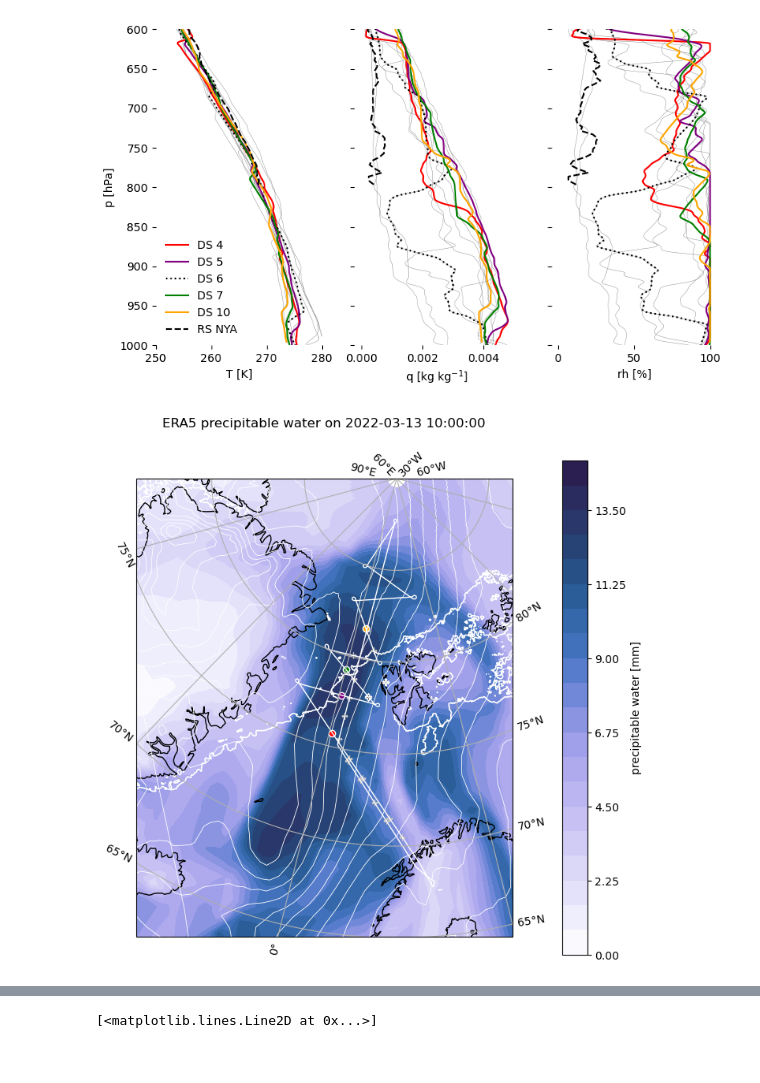
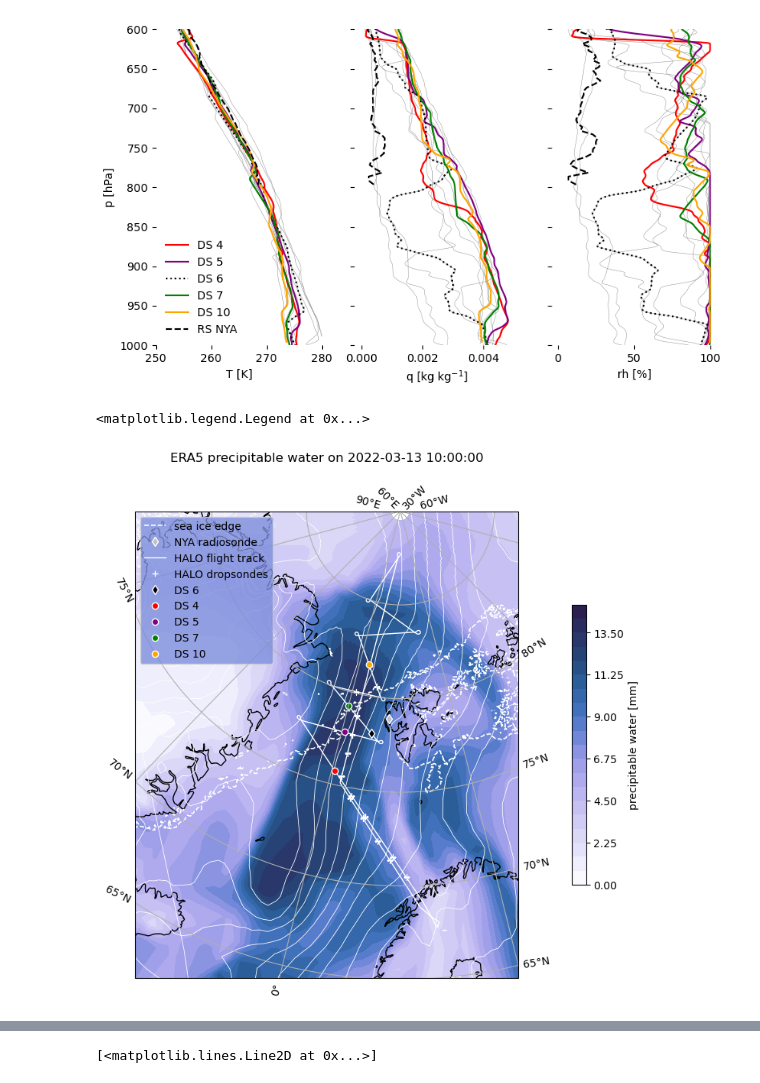
Before and after one commit to fepit/haloac3_moistintrusion, a Jupyter notebook: hac3_paper.ipynb, the cells around one changed output, grey strips where cells are left out. Drawn from its saved outputs; the diff is of its cells as text; code cells hidden in the pictures.

Commit message:
plot improvements precipitable water map

```diff
--- a/hac3_paper.ipynb
+++ b/hac3_paper.ipynb
@@ -360,47 +313,63 @@ plt.savefig('/Users/fpithan/Documents/haloac3_paper/hac3_dsprofiles_f1.pdf')
 #plot dropsonde locations and flight track over map of ERA5 precipitable water
 #define Figure
 w,h=plt.figaspect(1)
-fig=plt.figure(figsize=(1.5*w,1.5*h))
+fig=plt.figure(figsize=(1.5*w,1.5*h),constrained_layout=True)
+
+handles=[]
+
 #define map of Fram strait
 ax = plt.axes(projection=ccrs.TransverseMercator(central_longitude=15.0, central_latitude=75.0, false_easting=0.0, false_northing=0.0, scale_factor=1.0, globe=None, approx=None))
 ax.gridlines(draw_labels=True, dms=True, x_inline=False, y_inline=False)
 
 
 stime='2022-03-13 10:00:00'
 
 #plot precipitable water and sea-level pressure contours from ERA5
 cm=ax.contourf(f_tcwv.lon,f_tcwv.lat,f_tcwv.var137.sel(time=stime,method='nearest'),transform=ccrs.PlateCarree(),levels=np.linspace(0,15,21),cmap=cmcr.devon_r)
 
 cmp=ax.contour(fm_psl.lon,fm_psl.lat,fm_psl.var151.sel(time=stime,method='nearest'),transform=ccrs.PlateCarree(),levels=np.linspace(96000,104000,33),colors='white',linewidths=0.6)
 
 #plot sea ice contour(s)
-cmi=ax.contour(fi3.x,fi3.y,fi3.z,transform=ccrs.Stereographic(central_latitude=90.0, central_longitude=-45.0, false_easting=0.0, false_northing=0.0, true_scale_latitude=70, globe=None),levels=np.asarray([80]),colors='white',linewidths=1.2)
+cmi=ax.contour(fi3.x,fi3.y,fi3.z,transform=ccrs.Stereographic(central_latitude=90.0, central_longitude=-45.0, false_easting=0.0, false_northing=0.0, true_scale_latitude=70, globe=None),levels=np.asarray([80]),colors='white',linestyles='dashed',linewidths=1.2)
+
+sea_ice_handle = Line2D([0], [0], color='white',linestyle='dashed',linewidth=1.2,label='sea ice edge')
+handles.append(sea_ice_handle)
 
 #plot NYA location
 nya_lon=11.922222
 nya_lat=78.925
-ax.plot(nya_lon,nya_lat,color='silver',marker='P',transform=ccrs.PlateCarree(),markeredgecolor='white')
+h,=ax.plot(nya_lon,nya_lat,color='silver',marker='d',ls='None',transform=ccrs.PlateCarree(),markeredgecolor='white',label='NYA radiosonde')
+handles.append(h)
+
+# plot HALO flight track
+h,=ax.plot(mt1[:,1],mt1[:,0],color='white',linewidth=1,transform=ccrs.PlateCarree(),label='HALO flight track')
+handles.append(h)
+#ax.plot(lon_section,lat_section,color='white',linewidth=2,transform=ccrs.PlateCarree())
 
 
 #plot dropsonde locations
-ax.plot(f_ds03.reference_lon,f_ds03.reference_lat,'+',transform=ccrs.PlateCarree(),color='silver')
-ax.plot(f_ds03.reference_lon[6],f_ds03.reference_lat[6],color=sound_col[6],marker='P',transform=ccrs.PlateCarree(),markeredgecolor='white')
+h,=ax.plot(f_ds03.reference_lon,f_ds03.reference_lat,'+',ls='None',transform=ccrs.PlateCarree(),color='white',label='HALO dropsondes')
+handles.append(h)
+h,=ax.plot(f_ds03.reference_lon[6],f_ds03.reference_lat[6],color=sound_col[6],marker='d',ls='None',transform=ccrs.PlateCarree(),markeredgecolor='white',label='DS 6')
+handles.append(h)
 
 
 for ns in [4,5,7,10]:
-    ax.plot(f_ds03.reference_lon[ns],f_ds03.reference_lat[ns],color=sound_col[ns],marker='o',transform=ccrs.PlateCarree(),markeredgecolor='white')
-cbar=plt.colorbar(cm,ax=ax,pad=0.1)
+    h,=ax.plot(f_ds03.reference_lon[ns],f_ds03.reference_lat[ns],color=sound_col[ns],marker='o',ls='None',transform=ccrs.PlateCarree(),markeredgecolor='white',label='DS '+str(ns))
+    handles.append(h)
 
-# plot HALO flight track
-ax.plot(mt1[:,1],mt1[:,0],color='white',linewidth=1,transform=ccrs.PlateCarree())
-#ax.plot(lon_section,lat_section,color='white',linewidth=2,transform=ccrs.PlateCarree())
+cbar=plt.colorbar(cm,ax=ax,pad=0.05,shrink=0.6)
+
 
 #plot settings
 cbar.set_label('precipitable water [mm]')
 ax.set_extent([-20, 30, 65, 90], crs=ccrs.PlateCarree())
 ax.set_title('ERA5 precipitable water on '+stime,pad=20)
 ax.coastlines()
-fig.tight_layout()
-plt.savefig('/Users/fpithan/Documents/haloac3_paper/hac3_sondes_pw_220313_12_f2.pdf')
+
+plt.legend(handles=handles,loc='upper left',frameon=True,facecolor=cmcr.devon_r(0.5),framealpha=0.8)
+
+#plt.savefig('/Users/fpithan/Documents/haloac3_paper/hac3_sondes_pw_220313_12_f2.pdf')
 # %% [output]
+<matplotlib.legend.Legend at 0x...>
-[figure, old version]
+[figure, new version]
```
Also changed, not shown: parts of 4 cells of this notebook.
